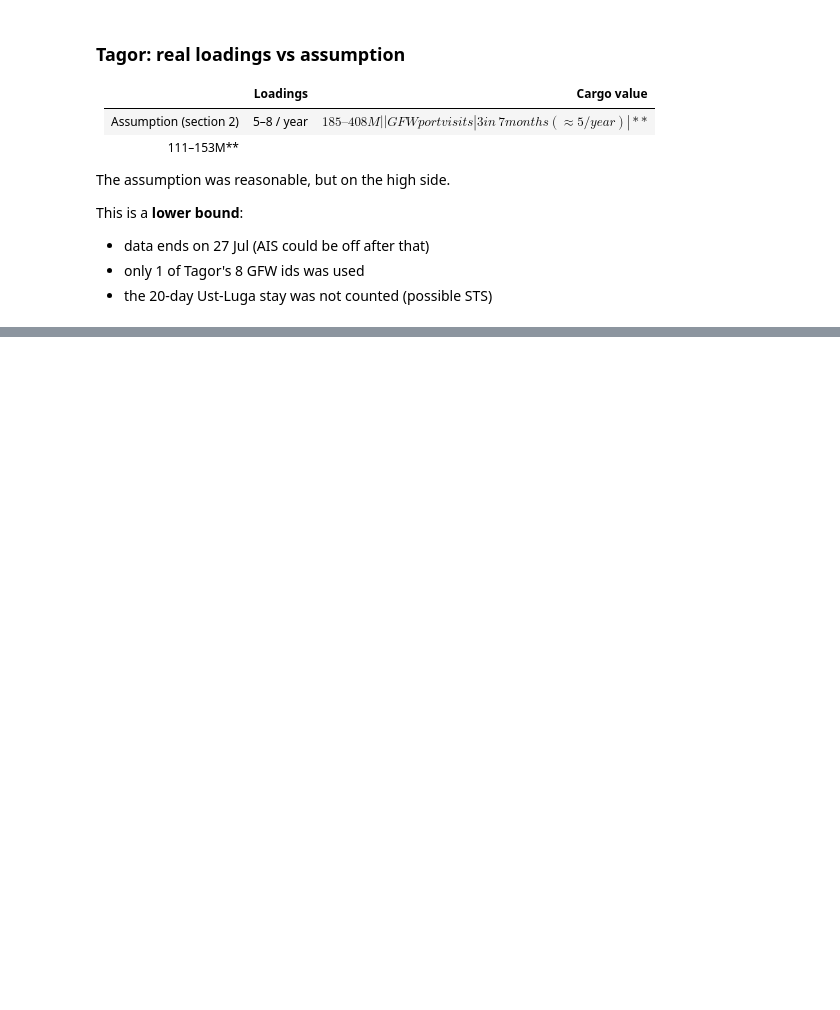
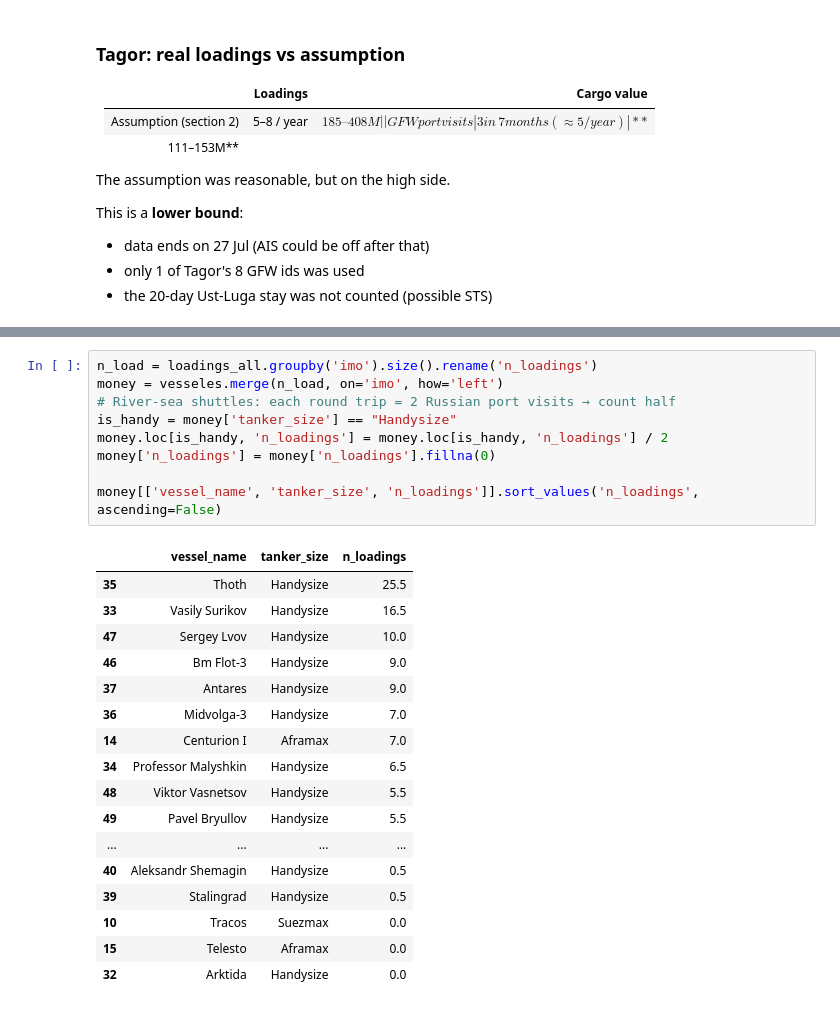
Before and after one commit to timadeyy/shadow-fleet-analysis, a Jupyter notebook: notebooks/05_cargo_value_estimate.ipynb, the cells around one changed output, grey strips where cells are left out. Cells and saved outputs as stored; diff of their text form; blank space fills up the shorter version.

```diff
--- a/notebooks/05_cargo_value_estimate.ipynb
+++ b/notebooks/05_cargo_value_estimate.ipynb
@@ -220,0 +312,27 @@ This is a **lower bound**:
+# %%
+n_load = loadings_all.groupby('imo').size().rename('n_loadings')
+money = vesseles.merge(n_load, on='imo', how='left')
+# River-sea shuttles: each round trip = 2 Russian port visits → count half
+is_handy = money['tanker_size'] == "Handysize"
+money.loc[is_handy, 'n_loadings'] = money.loc[is_handy, 'n_loadings'] / 2
+money['n_loadings'] = money['n_loadings'].fillna(0)
+
+money[['vessel_name', 'tanker_size', 'n_loadings']].sort_values('n_loadings', ascending=False)
+# %% [output]
+|  | vessel_name | tanker_size | n_loadings |
+| 35 | Thoth | Handysize | 25.5 |
+| 33 | Vasily Surikov | Handysize | 16.5 |
+| 47 | Sergey Lvov | Handysize | 10.0 |
+| 46 | Bm Flot-3 | Handysize | 9.0 |
+| 37 | Antares | Handysize | 9.0 |
+| 36 | Midvolga-3 | Handysize | 7.0 |
+| 14 | Centurion I | Aframax | 7.0 |
+| 34 | Professor Malyshkin | Handysize | 6.5 |
+| 48 | Viktor Vasnetsov | Handysize | 5.5 |
+| 49 | Pavel Bryullov | Handysize | 5.5 |
+| ... | ... | ... | ... |
+| 40 | Aleksandr Shemagin | Handysize | 0.5 |
+| 39 | Stalingrad | Handysize | 0.5 |
+| 10 | Tracos | Suezmax | 0.0 |
+| 15 | Telesto | Aframax | 0.0 |
+| 32 | Arktida | Handysize | 0.0 |
```
Also changed, not shown: parts of 12 cells of this notebook.
